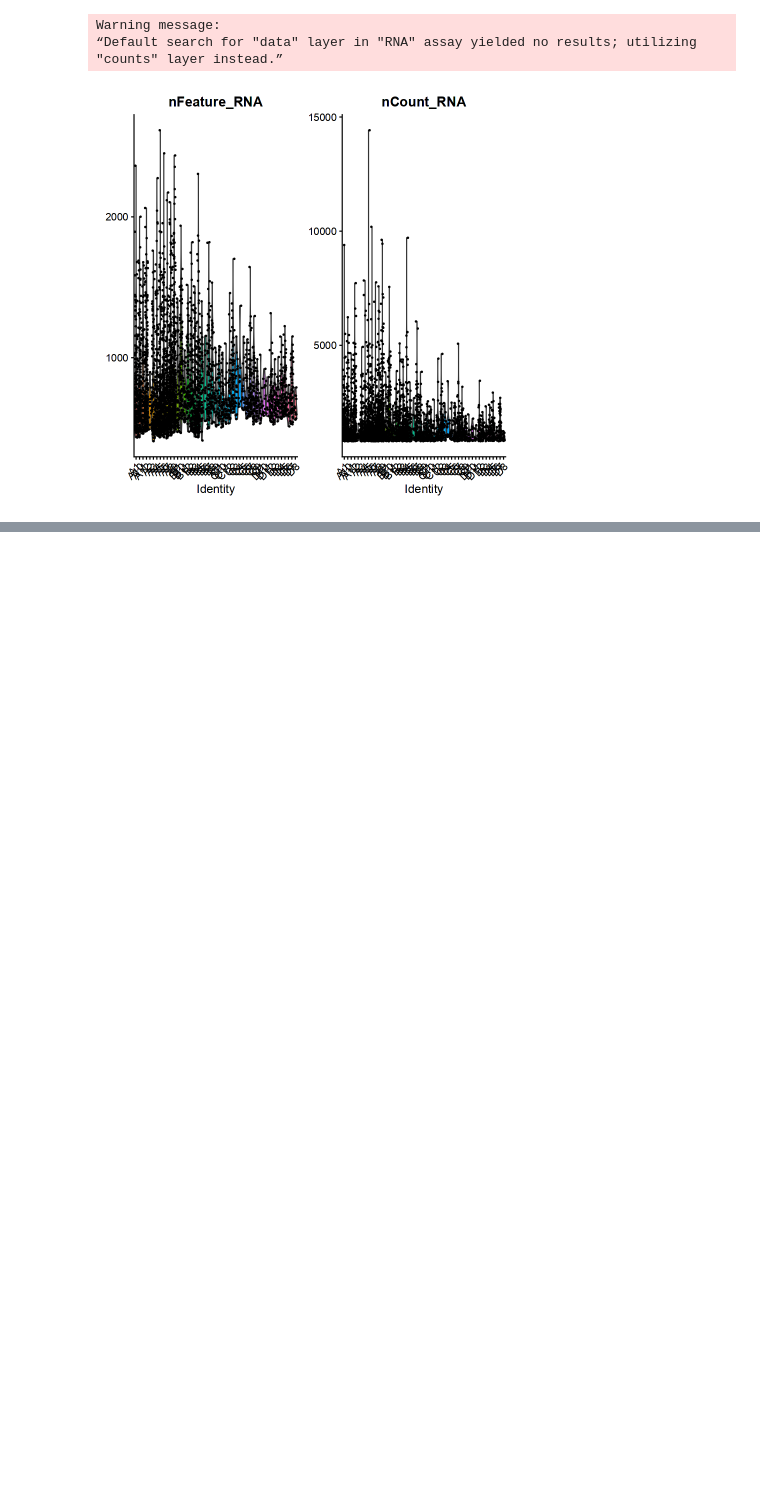
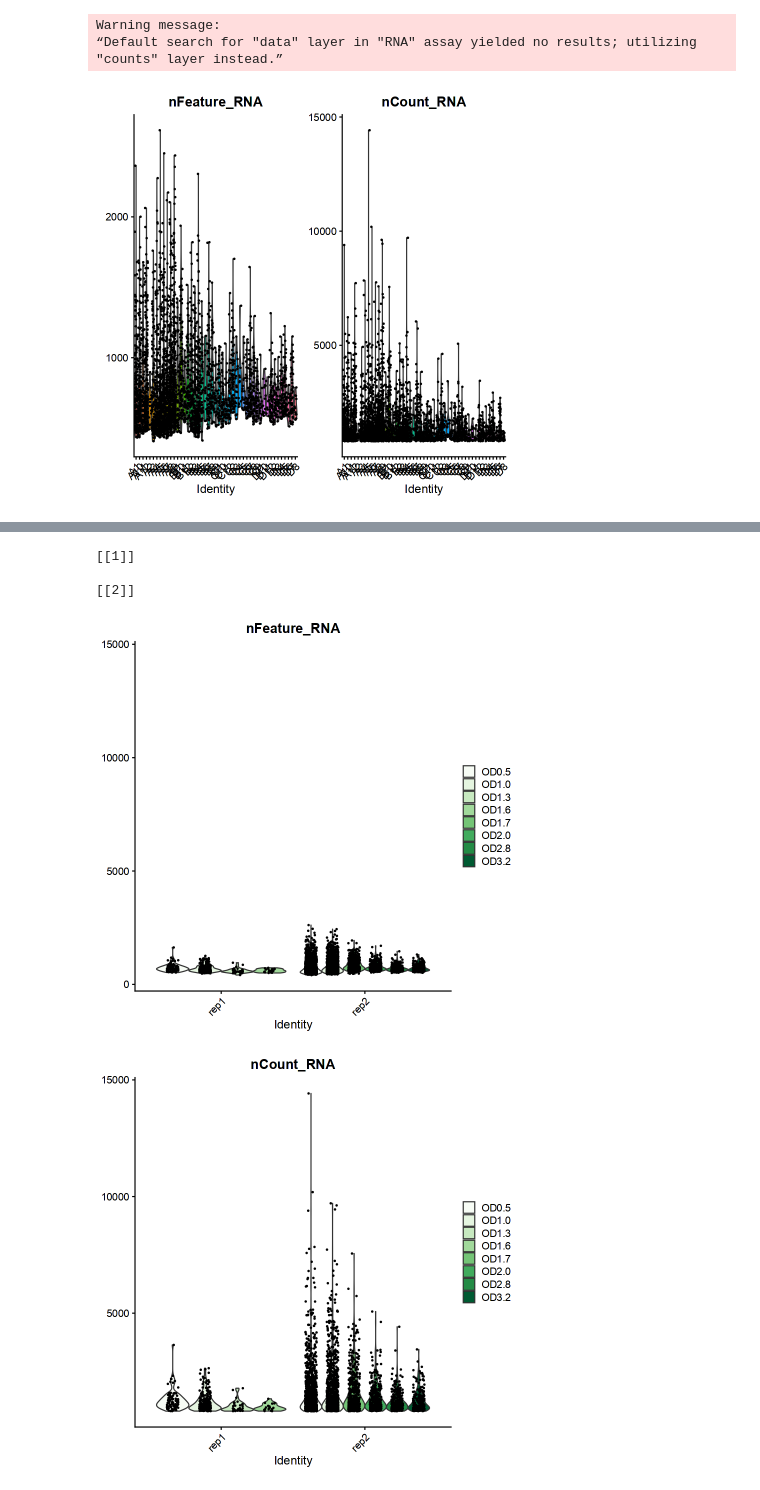
Before and after one commit to vgoupille/DOL_scRNAseq, a Jupyter notebook: 7_Article/script/script_Val/5_analyse_seurat.ipynb, the cells around one changed output, grey strips where cells are left out. Drawn from its saved outputs; the diff is of its cells as text; code cells hidden in the pictures; blank space fills up the shorter version.

```diff
--- a/7_Article/script/script_Val/5_analyse_seurat.ipynb
+++ b/7_Article/script/script_Val/5_analyse_seurat.ipynb
@@ -373,0 +385,29 @@ Warning message:
+# %%
+
+VlnPlot(
+  object = RNA_combined,             # Objet Seurat contenant les données à analyser
+  features =c("nFeature_RNA", "nCount_RNA"),           # Les caractéristiques à afficher (par exemple, l'expression génique, les scores PC, etc.)
+  cols = brewer.pal(8, "Greens"),        # Couleurs à utiliser pour l'affichage
+  pt.size = NULL,     # Taille des points (pour les points individuels)
+  alpha = 1,          # Transparence des points (valeur entre 0 et 1)
+  idents = NULL,      # Classes à inclure dans le graphique (par défaut, toutes les classes sont affichées)
+  sort = FALSE,       # Tri des classes d'identité sur l'axe des X selon l'expression moyenne de l'attribut
+  assay = NULL,       # Nom de l'assai à utiliser (par défaut, l'assai actif)
+  group.by = "rep",    # Groupe (ou couleur) des cellules selon une variable (ex : identifiant d'échantillon)
+  split.by = "cond",    # Facteur dans les métadonnées de l'objet pour diviser l'affichage (ex : identité de cellule)
+  adjust = 1,         # Paramètre d'ajustement pour la fonction `geom_violin`
+  y.max = NULL,       # Valeur maximale de l'axe des Y
+  same.y.lims = TRUE, # Appliquer les mêmes limites d'axe Y pour toutes les cellules
+  log = FALSE,        # Appliquer une échelle logarithmique à l'axe des Y
+  ncol = 2,        # Nombre de colonnes à afficher si plusieurs graphiques sont combinés
+ #
+  layer = NULL,       # Couche des données à afficher (ex : "counts" ou "data")
+  split.plot = FALSE, # Diviser les violons en plusieurs formes pour chaque groupe
+  stack = FALSE,      # Empiler les graphiques pour chaque caractéristique sur l'axe X
+  combine = FALSE,     # Combiner les graphiques en un seul objet ggplot (FALSE pour une liste de ggplots séparés)
+  fill.by = "feature",# Remplir les violons selon la caractéristique ou l'identité
+  flip = FALSE,       # Inverser l'orientation du graphique (identités sur l'axe des X)
+  add.noise = TRUE,   # Ajouter un petit bruit pour la visualisation des points
+  raster = NULL       # Convertir les points en format raster (nécessite l'installation de 'ggrastr')
+)
+# %% [output]
@@ -373,0 +416,5 @@ Warning message:
+[[1]]
+
+[[2]]
+[figure, added]
+[figure, added]
```
Also changed, not shown: parts of 18 cells of this notebook.
